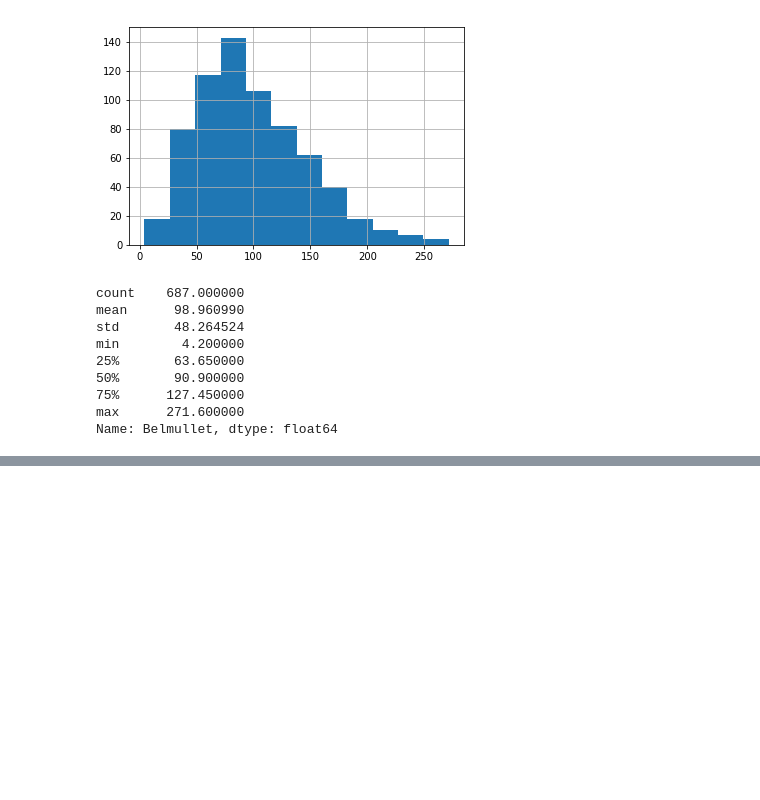
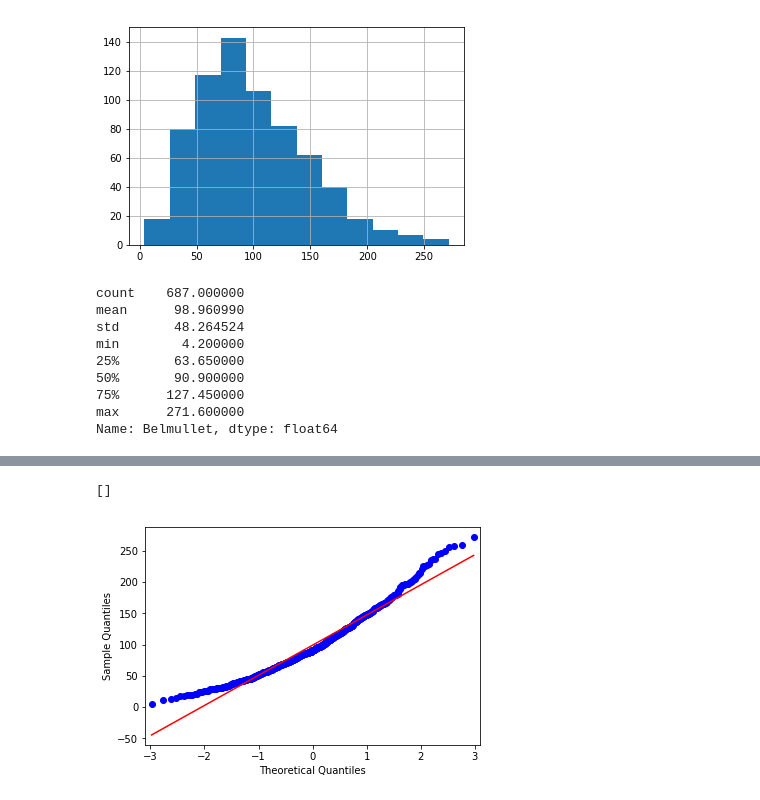
Before and after one commit to kingcrowley/gmit_52465_project, a Jupyter notebook: GMIT 52465 - Project .ipynb, the cells around one changed output, grey strips where cells are left out. Saved outputs shown, nothing was run; the diff lists cells and outputs as text; code cells hidden in the pictures; blank space fills up the shorter version.

Commit message:
Added plots - restarted kernel

```diff
--- a/GMIT 52465 - Project .ipynb
+++ b/GMIT 52465 - Project .ipynb
@@ -92,0 +101,7 @@ Name: Belmullet, dtype: float64
+# %%
+from statsmodels.graphics.gofplots import qqplot
+qqplot(belmullet, line='s')
+plt.plot()
+# %% [output]
+[]
+[figure, added]
```
Also changed, not shown: parts of 2 cells of this notebook.
